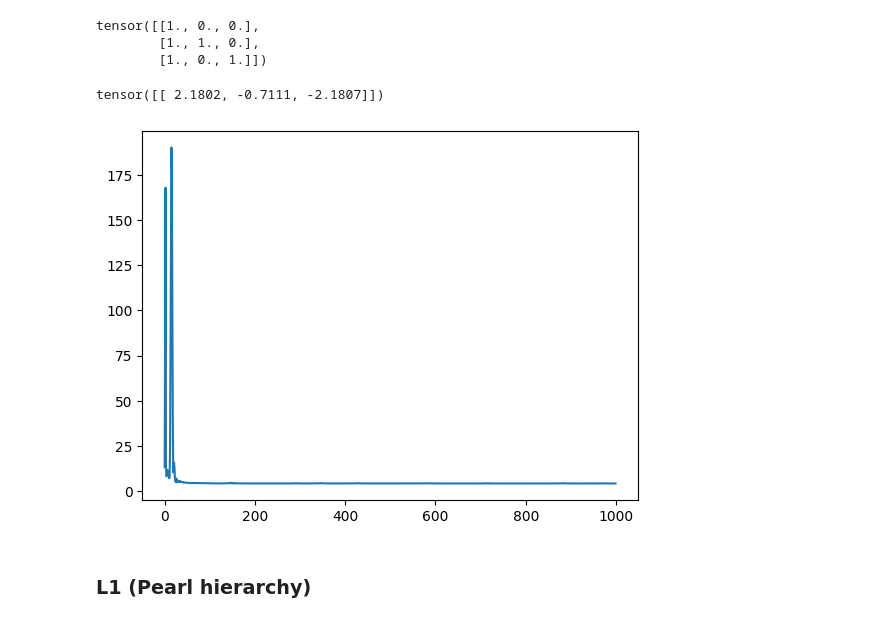
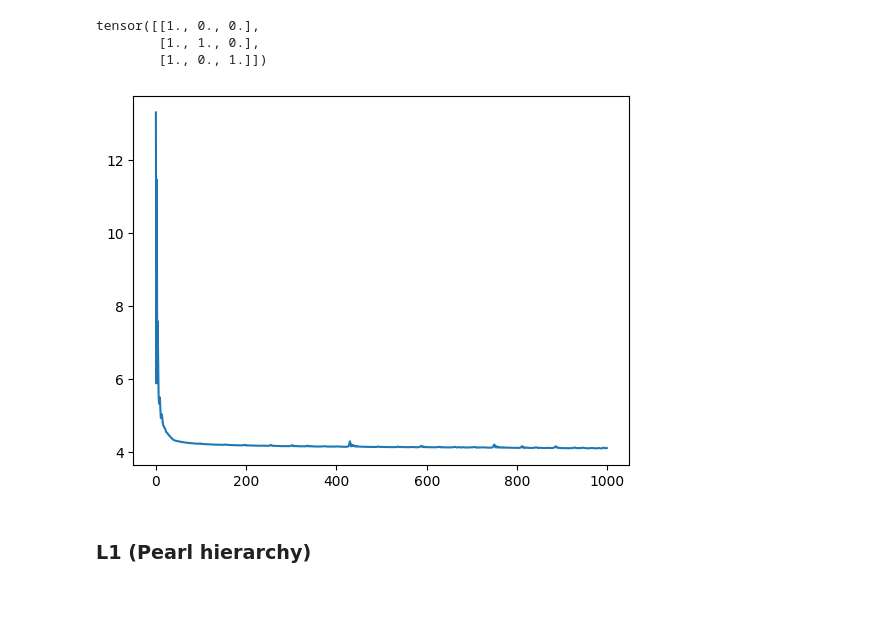
Before and after one commit to tensorchiefs/zuko_playground, a Jupyter notebook: zuko_tester.ipynb, the cells around one changed output. Cells and saved outputs as stored; diff of their text form; code cells hidden in the pictures.

Commit message:
CF and Plots

```diff
--- a/zuko_tester.ipynb
+++ b/zuko_tester.ipynb
@@ -170,5 +171,21 @@ plt.show()
 # %% [markdown]
 ## Fist Causal Flow
+# %%
+# DGP
+# u1,u2,3 = normal(0,1)
+# x1 = u1 + 1
+# x2 = 1 * x1 + u2
+# x3 = 3 * x1 + u3
+
+from re import U
+
+
+N = 1000
+noise = torch.randn(N, 3)
+X_train = torch.zeros(N, 3)
+X_train[:,0] = noise[:,0] + 1
+X_train[:,1] = noise[:,1] + 1 * X_train[:,0]
+X_train[:,2] = noise[:,2] + 3 * X_train[:,0]
 # %%
 adjacency = torch.tril(torch.ones(3, 3))
 adjacency[2,1] = 0
@@ -189,8 +212,3 @@ f = transform()
 tensor([[1., 0., 0.],
         [1., 1., 0.],
         [1., 0., 1.]])
-# %%
-base = UnconditionalDistribution(DiagNormal, torch.zeros(3), torch.ones(3), buffer=True)
-base().sample((1,))
-# %% [output]
-tensor([[ 2.1802, -0.7111, -2.1807]])
@@ -200,30 +215,18 @@ b_flow = Flow(transform=transform, base=base)
 # %%
-# DGP
-# u1,u2,3 = normal(0,1)
-# x1 = u1 + 1
-# x2 = 1 * x1 + u2
-# x3 = 3 * x1 + u3
-
-N = 1000
-X_train = torch.randn(N, 3)
-X_train[:,0] = X_train[:,0] + 1
-X_train[:,1] = X_train[:,1] + 1 * X_train[:,0]
-X_train[:,2] = X_train[:,2] + 3 * X_train[:,0]
-
 # Fit a flow
-opt = torch.optim.Adam(b_flow.parameters(), lr=0.05)
+opt = torch.optim.Adam(b_flow.parameters(), lr=0.01)
 history = []
 for step in range(1000):
     dist = b_flow()
     loss = -dist.log_prob(X_train).mean()  # negative log likelihood
     loss.backward()
     opt.step()
     opt.zero_grad()
     history.append(loss.detach().numpy())
 plt.plot(history)
 plt.show()
 # %% [output]
-[figure, old version]
+[figure, new version]
 # %% [markdown]
 ### L1 (Pearl hierarchy)
 # %%
```
Also changed, not shown: parts of 17 cells of this notebook, 1 other file.
